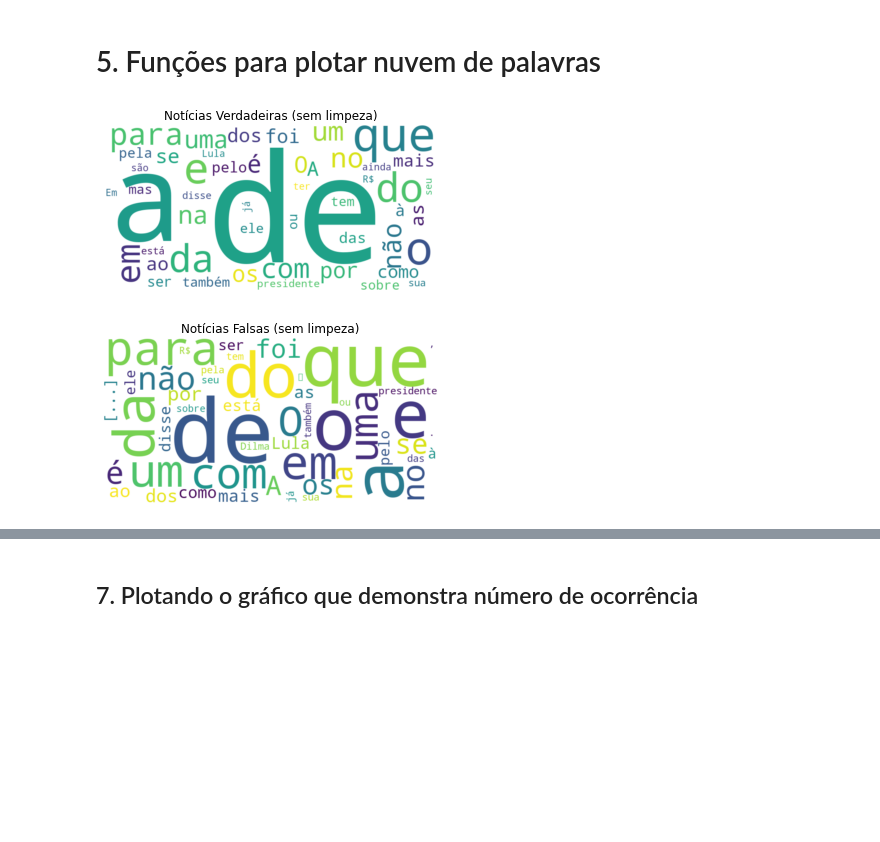
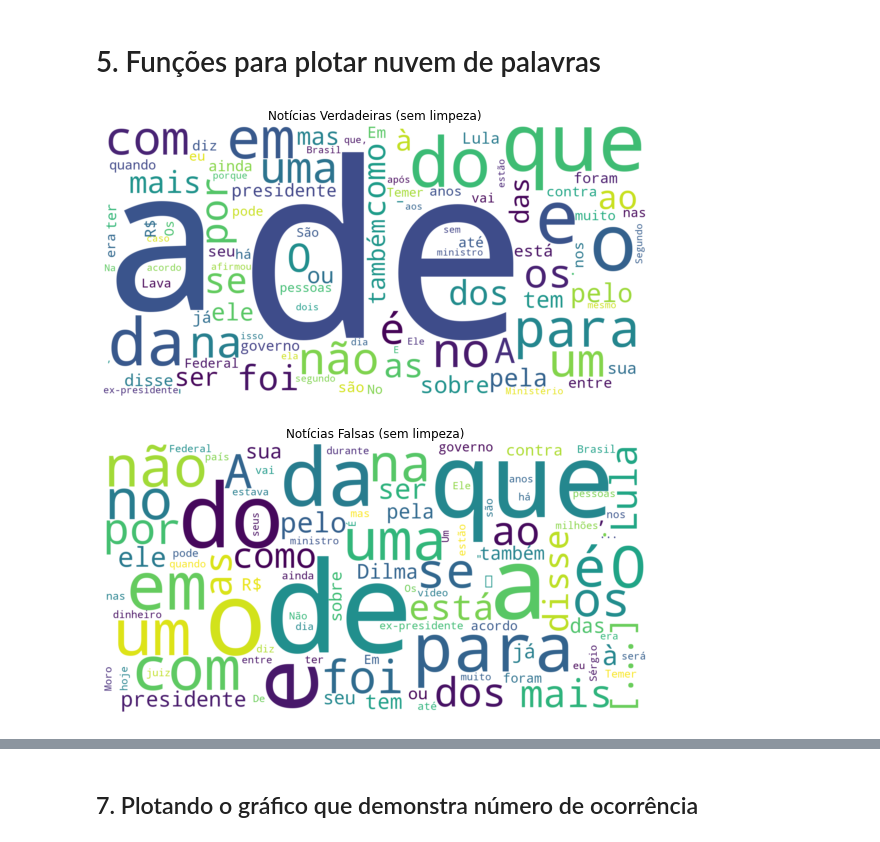
Before and after one commit to matheus-de-araujo/fakenews-classifier-notebook, a Jupyter notebook: notebook.ipynb, the cells around one changed output, grey strips where cells are left out. Cells and saved outputs as stored; diff of their text form; code cells hidden in the pictures; blank space fills up the shorter version.

```diff
--- a/notebook.ipynb
+++ b/notebook.ipynb
@@ -110,22 +110,23 @@ def bagOfWords(text):
 
 def cloudOfWords(text, n = 50,title='Bag of Words'):
     word_freq = dict((x, y) for x, y in bagOfWords(text)[:n])
-    wordcloud = WordCloud(background_color="white", width=800, height=400)
+    wordcloud = WordCloud(background_color='white', width=1600, height=800)
     wordcloud.generate_from_frequencies(word_freq)
-    plt.figure()
+    plt.figure(figsize=(8,4))
     plt.title(title)
     plt.imshow(wordcloud, interpolation="bilinear")
     plt.axis("off")
+    plt.tight_layout(pad=0)
     plt.show()
 # %%
 data_raw_true = ' '.join(data_text[data_text.label == 'true']['raw'])
 data_raw_fake = ' '.join(data_text[data_text.label == 'fake']['raw'])
 
-cloudOfWords(text=data_raw_true, title='Notícias Verdadeiras (sem limpeza)')
-cloudOfWords(text=data_raw_fake, title='Notícias Falsas (sem limpeza)')
+cloudOfWords(text=data_raw_true, title='Notícias Verdadeiras (sem limpeza)', n=100)
+cloudOfWords(text=data_raw_fake, title='Notícias Falsas (sem limpeza)', n=100)
 # %% [output]
-[figure, old version]
+[figure, new version]
-[figure, old version]
+[figure, new version]
 # %%
 cloudOfWords(text=preProcessing(data_raw_true), title='Notícias Verdadeiras (com limpeza)')
 cloudOfWords(text=preProcessing(data_raw_fake), title='Notícias Falsas (com limpeza)')
```
Also changed, not shown: parts of 4 cells of this notebook.
